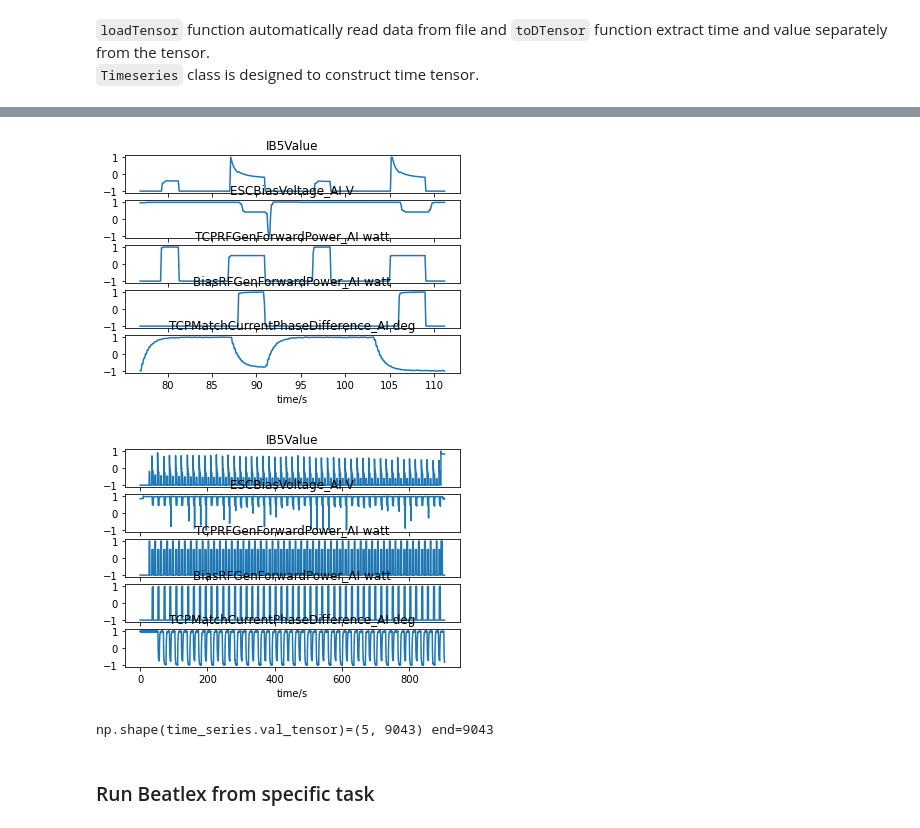
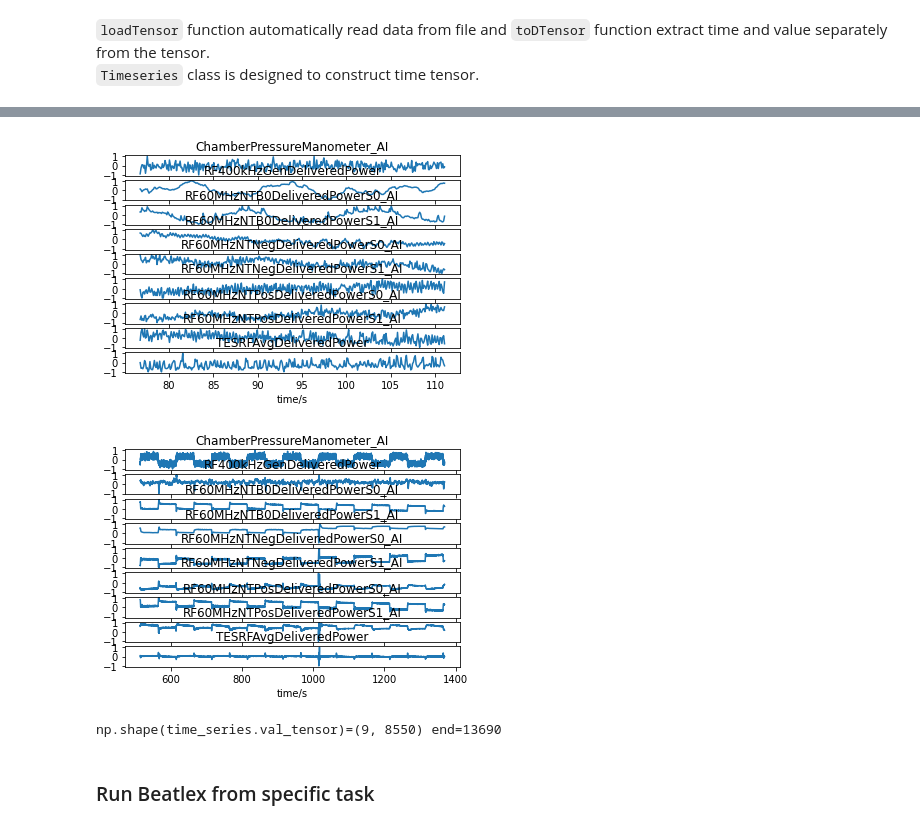
Before and after one commit to adb-home/spartan2-tutorials, a Jupyter notebook: Beatlex_adb.ipynb, the cells around one changed output, grey strips where cells are left out. Cells and saved outputs as stored; diff of their text form; code cells hidden in the pictures.

```diff
--- a/Beatlex_adb.ipynb
+++ b/Beatlex_adb.ipynb
@@ -20,0 +23,20 @@ Using backend cpu
+# %%
+fullset = 'inputData/LRCX-1/05-01-23_Dataset3_SJSUcase.csv'
+subset = 'inputData/LRCX-1/05-01-23_DataSUBset3_SJSUcase.csv'
+someVantex = 'inputData/LRCX-2/05-05-23_SomeVantexChannels_slot14.csv'
+LRCXfilepath = someVantex
+pulse_AO = 60
+kwargs = {
+        'header': 0,
+        'usecols': [0, 1, 4, 5, 6, 7, 8, 9, 10, 11]
+                   # [0, 8, 13, 67, 61, 36] DataSUBset3
+                    #36, 38, 120, 77 ] # of interest for full dataset3
+                    #60, 13,  67, 8 ] # corresponding for SUBset of dataset3
+                    #OES in subset [0,8,18,20,22,23,25,26,28,30,31,32,33]
+        }
+# too much trouble to generalize now
+# multi_df = pd.read_csv(LRCXfilepath, index_col=[0], header=[0,1])
+# df = multi_df['Slot_11']
+
+df = pd.read_csv(LRCXfilepath)
+df.columns
@@ -21,43 +51,39 @@ Using backend cpu
 # %%
-fullset = 'inputData/LRCX-1/05-01-23_Dataset3_SJSUcase.csv'
-subset = 'inputData/LRCX-1/05-01-23_DataSUBset3_SJSUcase.csv'
-LRCXfilepath = subset
-pulse_AO = 60
-kwargs = {
-        'header': 0,
-        'usecols': [0, 8, 13, 67, 61, 36]
-                    #36, 38, 120, 77 ] # of interest for full dataset3
-                    #60, 13,  67, 8 ] # corresponding for SUBset of dataset3
-                    #OES in subset [0,8,18,20,22,23,25,26,28,30,31,32,33]
-        }
-df = pd.read_csv(LRCXfilepath)
+
 if not kwargs['usecols'] is None:
         labels = df.columns[sorted(kwargs['usecols'][1:])]
         time, value = st.loadTensor(path = LRCXfilepath, col_types = [float]*(len(labels)+1), sep=',', **kwargs).toDTensor(hastticks=True)
 else:
         kwargs.pop('usecols')
         labels = df.columns[1:]
         time, value = st.loadTensor(path = LRCXfilepath, col_types = [float]*(len(labels)+1), sep=',', **{'header': 0}).toDTensor(hastticks=True)
 
 # print(f"{labels=}, code doesn't want time label which must be firt usecols index")
 width = 342
 for beat in [0]:
         if 1112 + width*beat < 8756:
                 time_series = st.Timeseries(value, time, labels = labels).cut(start=768 + width*beat, end=1112 + width*beat, inplace=False).normalize(inplace=False)
                 st.plot_timeseries(time_series)
 
+# DataSUB
 delay_start = 767
 cut_end = 8756
+
+# some Vantex
+delay_start = 5140
+cut_end = 13690
 start = 0
 end = len(time)
+start = delay_start
+end = cut_end
 time_series = st.Timeseries(value, time, labels = labels).cut(start=start, end=end, inplace=False).normalize(inplace=False)
 st.plot_timeseries(time_series)
 # print(f"time series {time_series}, type {type(time_series)}")
 print(f"{np.shape(time_series.val_tensor)=} {end=}")
 # %% [output]
-[figure, old version]
+[figure, new version]
-[figure, old version]
+[figure, new version]
-np.shape(time_series.val_tensor)=(5, 9043) end=9043
+np.shape(time_series.val_tensor)=(9, 8550) end=13690
 # %% [markdown]
 ### Run Beatlex from specific task
 # %%
```
Also changed, not shown: parts of 14 cells of this notebook.
